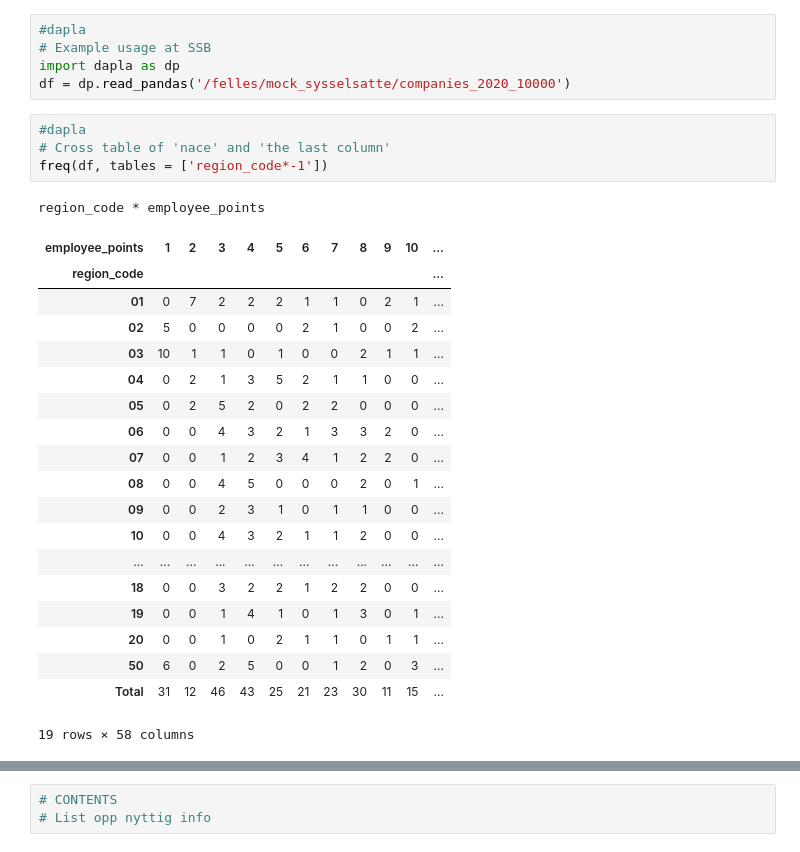
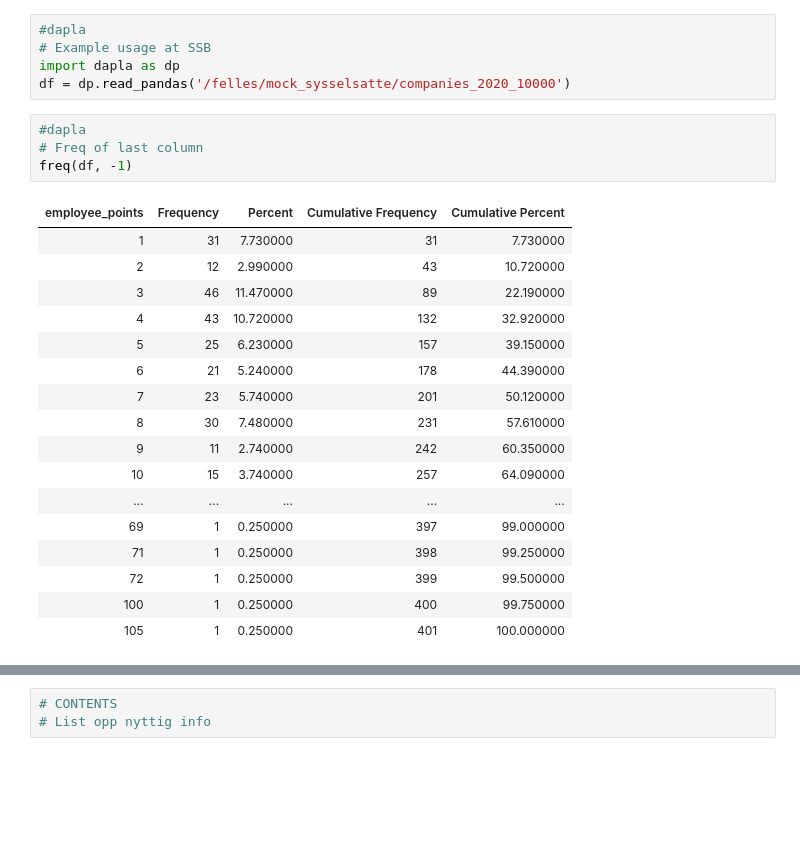
Before and after one commit to statisticsnorway/ssb-utdanning, a Jupyter notebook: 04_proc.ipynb, the cells around one changed output, grey strips where cells are left out. Saved outputs shown, nothing was run; the diff lists cells and outputs as text; blank space fills up the shorter version.

```diff
--- a/04_proc.ipynb
+++ b/04_proc.ipynb
@@ -97,26 +138,23 @@ import dapla as dp
 df = dp.read_pandas('/felles/mock_sysselsatte/companies_2020_10000')
 # %%
 #dapla
-# Cross table of 'nace' and 'the last column'
-freq(df, tables = ['region_code*-1'])
+# Freq of last column
+freq(df, -1)
 # %% [output]
-region_code * employee_points
-| employee_points | 1 | 2 | 3 | 4 | 5 | 6 | 7 | 8 | 9 | 10 | ... |
-| region_code |  |  |  |  |  |  |  |  |  |  | ... |
-| 01 | 0 | 7 | 2 | 2 | 2 | 1 | 1 | 0 | 2 | 1 | ... |
-| 02 | 5 | 0 | 0 | 0 | 0 | 2 | 1 | 0 | 0 | 2 | ... |
-| 03 | 10 | 1 | 1 | 0 | 1 | 0 | 0 | 2 | 1 | 1 | ... |
-| 04 | 0 | 2 | 1 | 3 | 5 | 2 | 1 | 1 | 0 | 0 | ... |
-| 05 | 0 | 2 | 5 | 2 | 0 | 2 | 2 | 0 | 0 | 0 | ... |
-| 06 | 0 | 0 | 4 | 3 | 2 | 1 | 3 | 3 | 2 | 0 | ... |
-| 07 | 0 | 0 | 1 | 2 | 3 | 4 | 1 | 2 | 2 | 0 | ... |
-| 08 | 0 | 0 | 4 | 5 | 0 | 0 | 0 | 2 | 0 | 1 | ... |
-| 09 | 0 | 0 | 2 | 3 | 1 | 0 | 1 | 1 | 0 | 0 | ... |
-| 10 | 0 | 0 | 4 | 3 | 2 | 1 | 1 | 2 | 0 | 0 | ... |
-| ... | ... | ... | ... | ... | ... | ... | ... | ... | ... | ... | ... |
-| 18 | 0 | 0 | 3 | 2 | 2 | 1 | 2 | 2 | 0 | 0 | ... |
-| 19 | 0 | 0 | 1 | 4 | 1 | 0 | 1 | 3 | 0 | 1 | ... |
-| 20 | 0 | 0 | 1 | 0 | 2 | 1 | 1 | 0 | 1 | 1 | ... |
-| 50 | 6 | 0 | 2 | 5 | 0 | 0 | 1 | 2 | 0 | 3 | ... |
-| Total | 31 | 12 | 46 | 43 | 25 | 21 | 23 | 30 | 11 | 15 | ... |
+| employee_points | Frequency | Percent | Cumulative Frequency | Cumulative Percent |
+| 1 | 31 | 7.730000 | 31 | 7.730000 |
+| 2 | 12 | 2.990000 | 43 | 10.720000 |
+| 3 | 46 | 11.470000 | 89 | 22.190000 |
+| 4 | 43 | 10.720000 | 132 | 32.920000 |
+| 5 | 25 | 6.230000 | 157 | 39.150000 |
+| 6 | 21 | 5.240000 | 178 | 44.390000 |
+| 7 | 23 | 5.740000 | 201 | 50.120000 |
+| 8 | 30 | 7.480000 | 231 | 57.610000 |
+| 9 | 11 | 2.740000 | 242 | 60.350000 |
+| 10 | 15 | 3.740000 | 257 | 64.090000 |
+| ... | ... | ... | ... | ... |
+| 69 | 1 | 0.250000 | 397 | 99.000000 |
+| 71 | 1 | 0.250000 | 398 | 99.250000 |
+| 72 | 1 | 0.250000 | 399 | 99.500000 |
+| 100 | 1 | 0.250000 | 400 | 99.750000 |
+| 105 | 1 | 0.250000 | 401 | 100.000000 |
-19 rows × 58 columns
```
Also changed, not shown: parts of 7 cells of this notebook, 1 other file.
